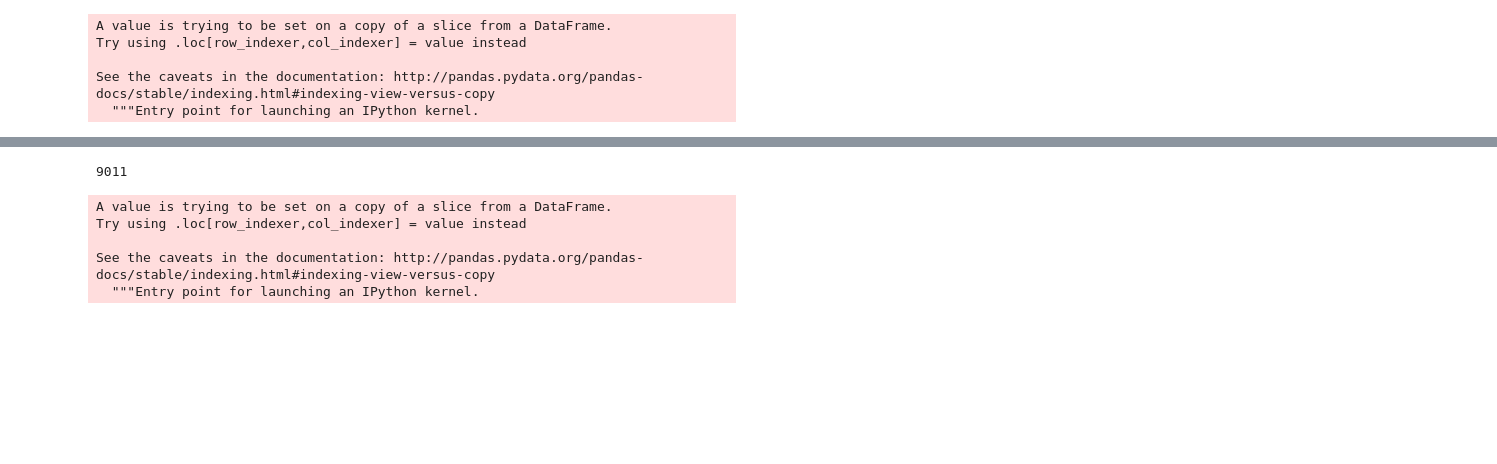
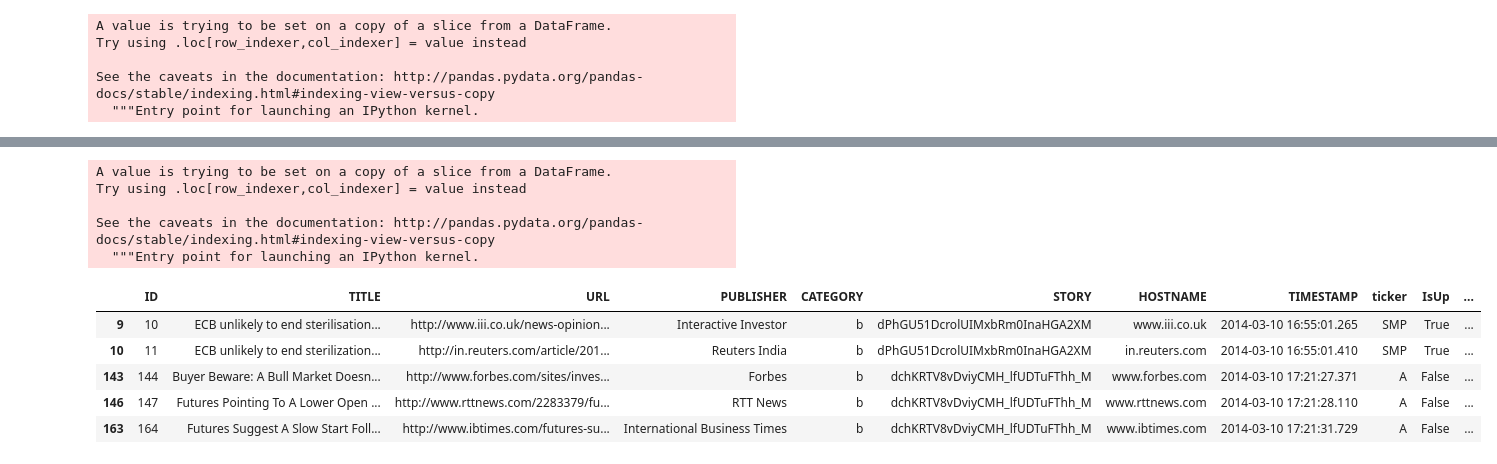
Before and after one commit to oz1717/SFP_SP_prediction, a Jupyter notebook: Project1.ipynb, the cells around one changed output, grey strips where cells are left out. Cells and saved outputs as stored; diff of their text form; code cells hidden in the pictures; blank space fills up the shorter version.

```diff
--- a/Project1.ipynb
+++ b/Project1.ipynb
@@ -160,7 +192,8 @@ __number difference with str.contain()__
 len(NEWS_companies_df)
 # %%
 #create the new dataframe which consists of relevant news only
-NEWS_companies_df = NEWS_df[NEWS_df['TITLE'].apply(company_in_news, args=(companies,)) == True]
+
+# NEWS_companies_df = NEWS_df[NEWS_df['TITLE'].apply(company_in_news, args=(filtered_companies,)) == True]
 # %%
 #create a function which give the label of the company's ticker to the news
 
@@ -185,0 +211,16 @@ See the caveats in the documentation: http://pandas.pydata.org/pandas-docs/stabl
+# %%
+#remove company's name in news title
+
+def remove_names(paragraph, companies):
+    """
+    input; paragraph: string, companies: dictionary
+    output; name: company's ticker
+    """
+    words = paragraph.split()
+    for i in range(len(words)):
+        if words[i] in companies.keys() or words[i] in companies.items():
+            return paragraph.replace(words[i], "")
+
+    return paragraph
+
+NEWS_companies_df['TITLE'] = NEWS_companies_df['TITLE'].apply(remove_names, args=(filtered_companies,))
@@ -275,11 +316,9 @@ def add_time(row):
     return datetime.datetime.strftime(row['TIMESTAMP'], "%Y-%m-%d")
 # %%
 with_move_df['Day'] = with_move_df.apply(add_time, axis = 1)
-print(len(with_move_df))
 # %% [output]
-9011
+A value is trying to be set on a copy of a slice from a DataFrame.
+Try using .loc[row_indexer,col_indexer] = value instead
+
+See the caveats in the documentation: http://pandas.pydata.org/pandas-docs/stable/indexing.html#indexing-view-versus-copy
+  """Entry point for launching an IPython kernel.
-A value is trying to be set on a copy of a slice from a DataFrame.
-Try using .loc[row_indexer,col_indexer] = value instead
-
-See the caveats in the documentation: http://pandas.pydata.org/pandas-docs/stable/indexing.html#indexing-view-versus-copy
-  """Entry point for launching an IPython kernel.
@@ -296,0 +325,10 @@ grouped.agg(concat)
+# %%
+grouped = with_move_df.groupby(['Day','ticker'])
+with_move_df.head()
+# %% [output]
+|  | ID | TITLE | URL | PUBLISHER | CATEGORY | STORY | HOSTNAME | TIMESTAMP | ticker | IsUp | ... |
+| 9 | 10 | ECB unlikely to end sterilisation... | http://www.iii.co.uk/news-opinion... | Interactive Investor | b | dPhGU51DcrolUIMxbRm0InaHGA2XM | www.iii.co.uk | 2014-03-10 16:55:01.265 | SMP | True | ... |
+| 10 | 11 | ECB unlikely to end sterilization... | http://in.reuters.com/article/201... | Reuters India | b | dPhGU51DcrolUIMxbRm0InaHGA2XM | in.reuters.com | 2014-03-10 16:55:01.410 | SMP | True | ... |
+| 143 | 144 | Buyer Beware: A Bull Market Doesn... | http://www.forbes.com/sites/inves... | Forbes | b | dchKRTV8vDviyCMH_lfUDTuFThh_M | www.forbes.com | 2014-03-10 17:21:27.371 | A | False | ... |
+| 146 | 147 | Futures Pointing To A Lower Open ... | http://www.rttnews.com/2283379/fu... | RTT News | b | dchKRTV8vDviyCMH_lfUDTuFThh_M | www.rttnews.com | 2014-03-10 17:21:28.110 | A | False | ... |
+| 163 | 164 | Futures Suggest A Slow Start Foll... | http://www.ibtimes.com/futures-su... | International Business Times | b | dchKRTV8vDviyCMH_lfUDTuFThh_M | www.ibtimes.com | 2014-03-10 17:21:31.729 | A | False | ... |
```
Also changed, not shown: parts of 60 cells of this notebook.
